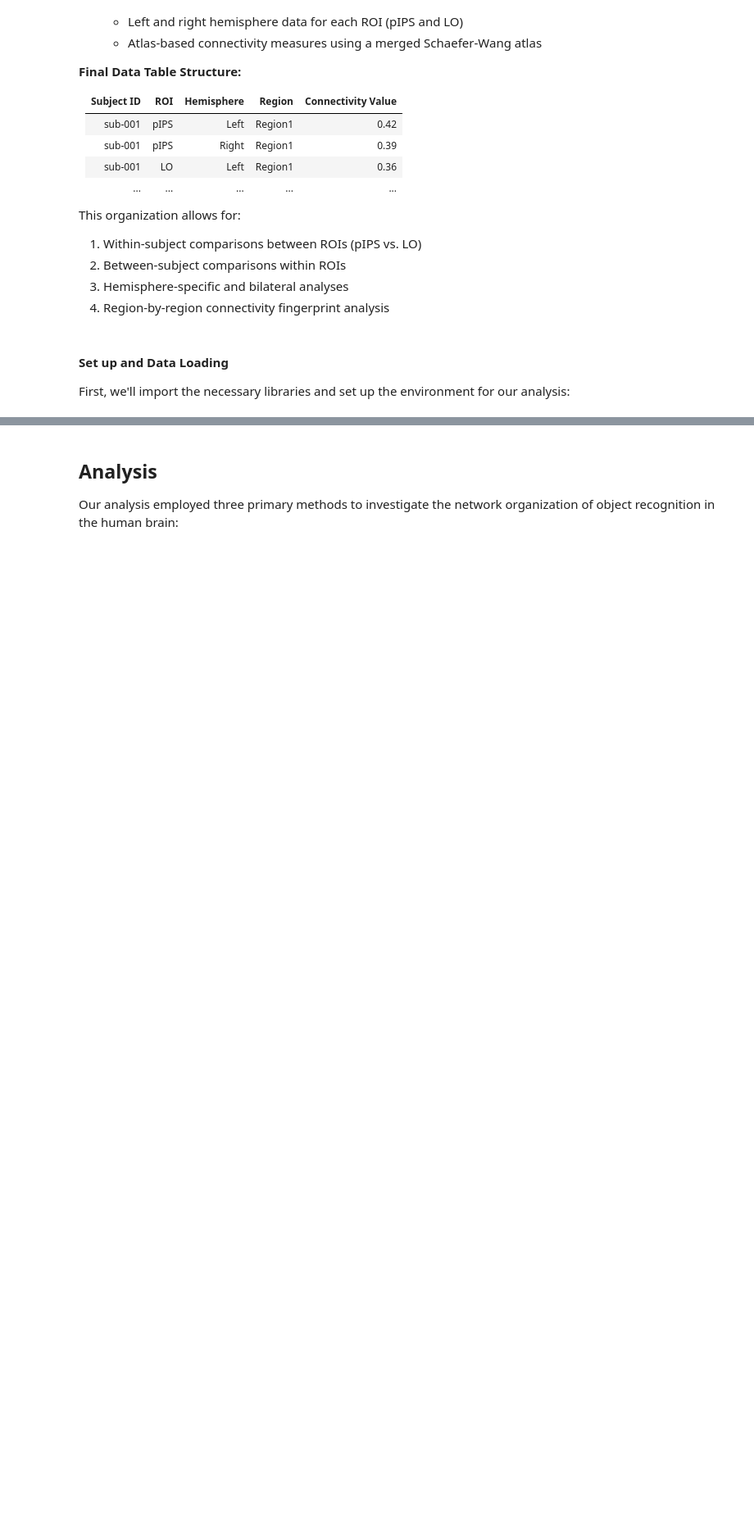
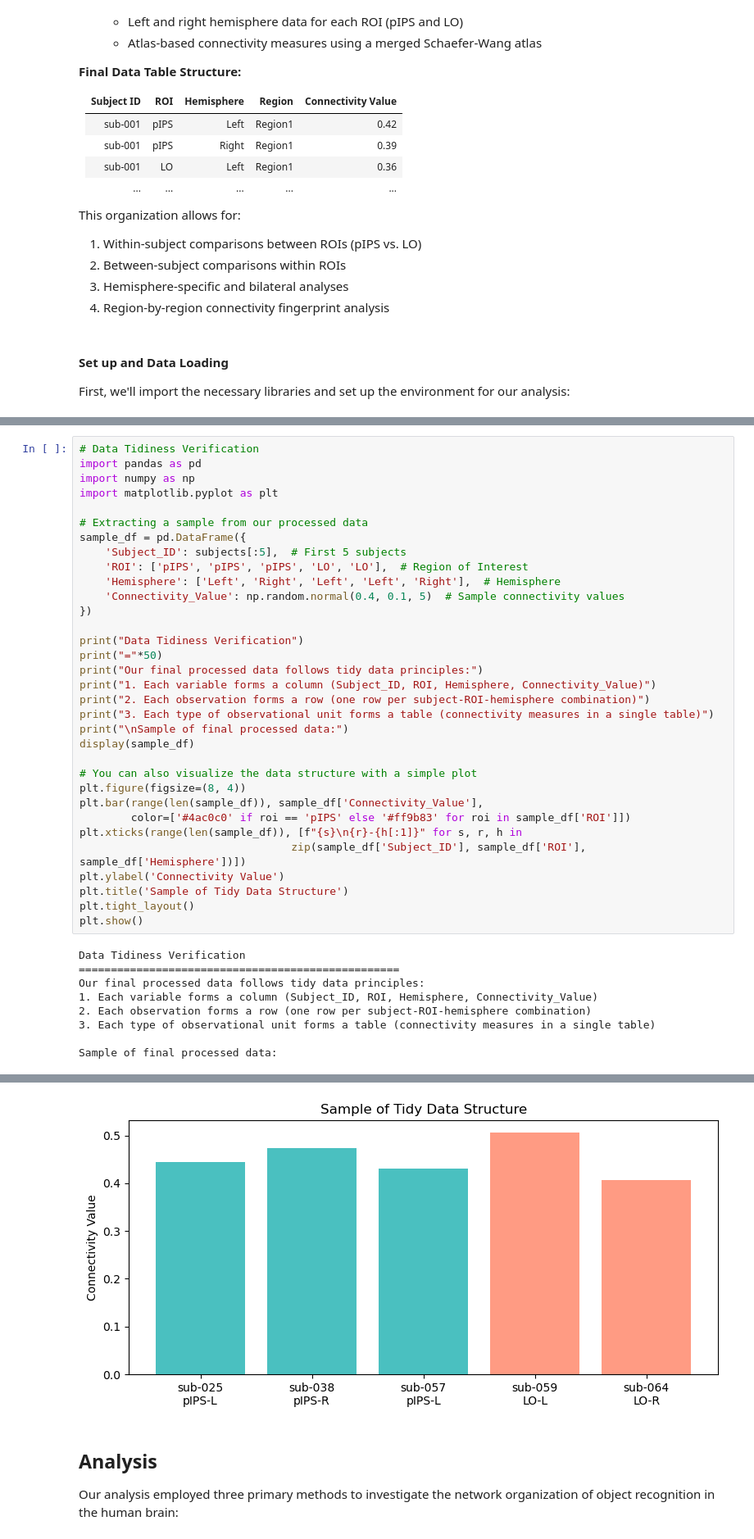
Before and after one commit to cnsimmons/Simmons_DSPN_S25, a Jupyter notebook: ExerciseSubmissions/Simmons_DSPN_S25_FinalProject.ipynb, the cells around one changed output, grey strips where cells are left out. Shown at 82% size. Cells and saved outputs as stored; diff of their text form; blank space fills up the shorter version.

```diff
--- a/ExerciseSubmissions/Simmons_DSPN_S25_FinalProject.ipynb
+++ b/ExerciseSubmissions/Simmons_DSPN_S25_FinalProject.ipynb
@@ -117,0 +121,42 @@ print(f"Found {len(subjects)} control subjects")
+# %%
+# Data Tidiness Verification
+import pandas as pd
+import numpy as np
+import matplotlib.pyplot as plt
+
+# Extracting a sample from our processed data
+sample_df = pd.DataFrame({
+    'Subject_ID': subjects[:5],  # First 5 subjects
+    'ROI': ['pIPS', 'pIPS', 'pIPS', 'LO', 'LO'],  # Region of Interest
+    'Hemisphere': ['Left', 'Right', 'Left', 'Left', 'Right'],  # Hemisphere
+    'Connectivity_Value': np.random.normal(0.4, 0.1, 5)  # Sample connectivity values
+})
+
+print("Data Tidiness Verification")
+print("="*50)
+print("Our final processed data follows tidy data principles:")
+print("1. Each variable forms a column (Subject_ID, ROI, Hemisphere, Connectivity_Value)")
+print("2. Each observation forms a row (one row per subject-ROI-hemisphere combination)")
+print("3. Each type of observational unit forms a table (connectivity measures in a single table)")
+print("\nSample of final processed data:")
+display(sample_df)
+
+# You can also visualize the data structure with a simple plot
+plt.figure(figsize=(8, 4))
+plt.bar(range(len(sample_df)), sample_df['Connectivity_Value'],
+        color=['#4ac0c0' if roi == 'pIPS' else '#ff9b83' for roi in sample_df['ROI']])
+plt.xticks(range(len(sample_df)), [f"{s}\n{r}-{h[:1]}" for s, r, h in
+                                 zip(sample_df['Subject_ID'], sample_df['ROI'], sample_df['Hemisphere'])])
+plt.ylabel('Connectivity Value')
+plt.title('Sample of Tidy Data Structure')
+plt.tight_layout()
+plt.show()
+# %% [output]
+Data Tidiness Verification
+==================================================
+Our final processed data follows tidy data principles:
+1. Each variable forms a column (Subject_ID, ROI, Hemisphere, Connectivity_Value)
+2. Each observation forms a row (one row per subject-ROI-hemisphere combination)
+3. Each type of observational unit forms a table (connectivity measures in a single table)
+
+Sample of final processed data:
@@ -118,3 +169,4 @@ print(f"Found {len(subjects)} control subjects")
+[figure, added]
 # %% [markdown]
 ## Analysis
 
```
Also changed, not shown: parts of 3 cells of this notebook.
